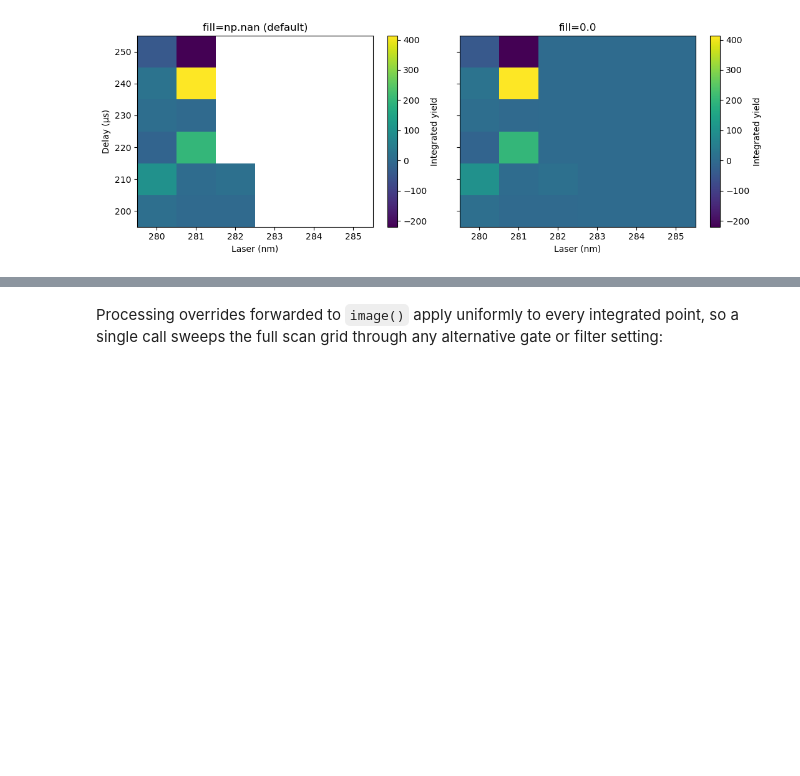
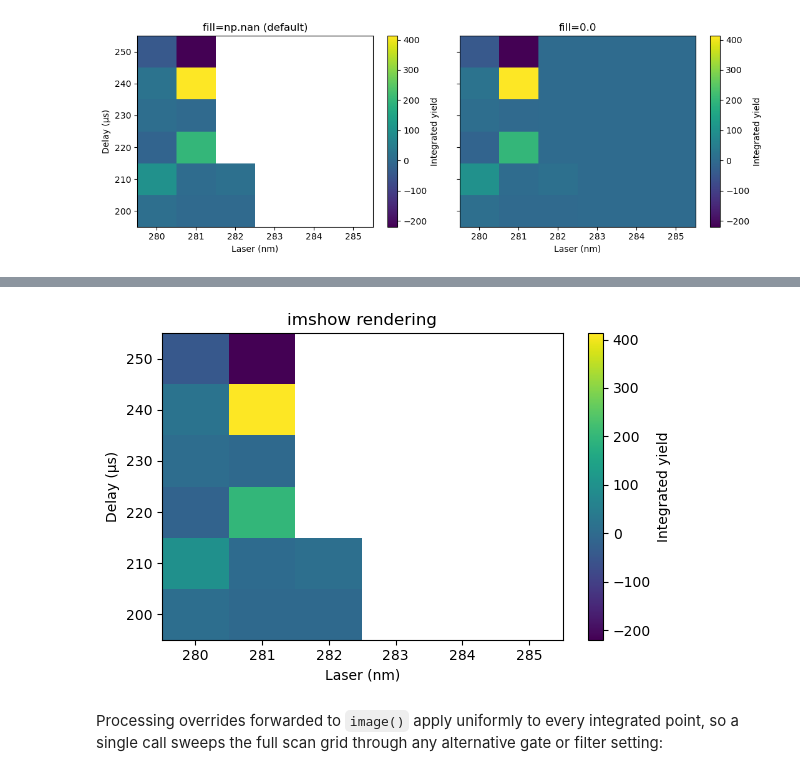
Before and after one commit to kncrabtree/blackchirp, a Jupyter notebook: python/single-lif.ipynb, the cells around one changed output, grey strips where cells are left out. Cells and saved outputs as stored; diff of their text form; code cells hidden in the pictures; blank space fills up the shorter version.

```diff
--- a/python/single-lif.ipynb
+++ b/python/single-lif.ipynb
@@ -195,3 +199,29 @@ fig.tight_layout()
+# %%
+delay_step = exp.lif.delay_step
+laser_step = exp.lif.laser_step
+extent = (
+    lasers_img[0] - laser_step / 2,
+    lasers_img[-1] + laser_step / 2,
+    delays_img[0] - delay_step / 2,
+    delays_img[-1] + delay_step / 2,
+)
+
+fig, ax = plt.subplots(figsize=(6, 4))
+im = ax.imshow(
+    image_nan,
+    extent=extent,
+    origin='lower',
+    aspect='auto',
+    interpolation='nearest',
+    cmap='viridis',
+)
+ax.set_title('imshow rendering')
+ax.set_xlabel(f'Laser ({laser_units})')
+ax.set_ylabel(f'Delay ({delay_units})')
+fig.colorbar(im, ax=ax, label='Integrated yield')
+fig.tight_layout()
+# %% [output]
+[figure, added]
 # %% [markdown]
 Processing overrides forwarded to `image()` apply uniformly to every integrated point, so a single call sweeps the full scan grid through any alternative gate or filter setting:
 # %%
```
Also changed, not shown: parts of 1 cell of this notebook.
